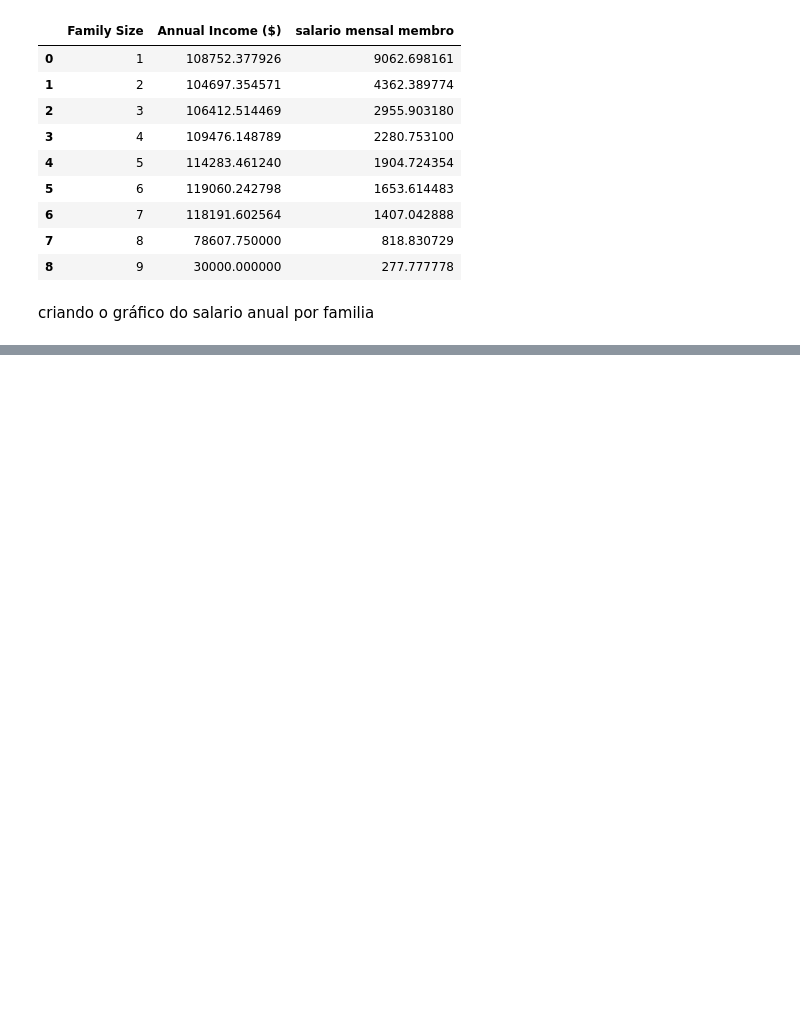
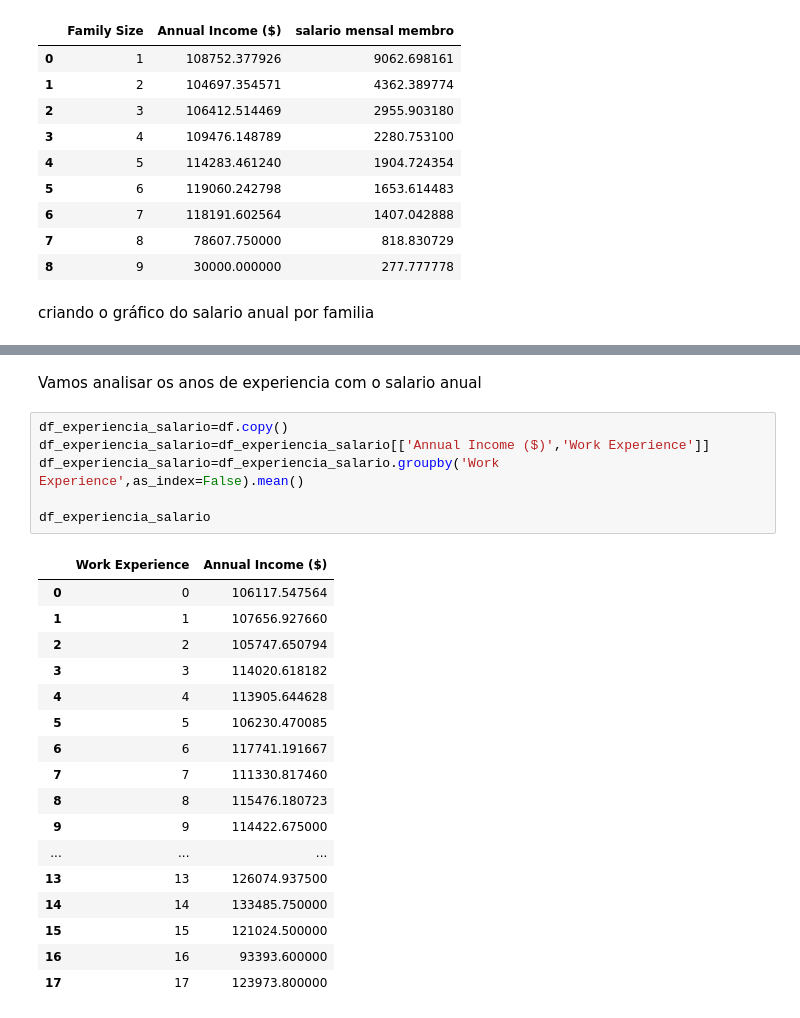
Before and after one commit to Jgabriel1800/Clientes-mercado, a Jupyter notebook: Clientes_mercado.ipynb, the cells around one changed output, grey strips where cells are left out. Drawn from its saved outputs; the diff is of its cells as text; blank space fills up the shorter version.

```diff
--- a/Clientes_mercado.ipynb
+++ b/Clientes_mercado.ipynb
@@ -711,3 +715,29 @@ The palette list has more values (10) than needed (9), which may not be intended
 
 No artists with labels found to put in legend.  Note that artists whose label start with an underscore are ignored when legend() is called with no argument.
 [figure]
+# %% [markdown]
+Vamos analisar os anos de experiencia com o salario anual
+# %%
+df_experiencia_salario=df.copy()
+df_experiencia_salario=df_experiencia_salario[['Annual Income ($)','Work Experience']]
+df_experiencia_salario=df_experiencia_salario.groupby('Work Experience',as_index=False).mean()
+
+df_experiencia_salario
+# %% [output]
+|  | Work Experience | Annual Income ($) |
+| 0 | 0 | 106117.547564 |
+| 1 | 1 | 107656.927660 |
+| 2 | 2 | 105747.650794 |
+| 3 | 3 | 114020.618182 |
+| 4 | 4 | 113905.644628 |
+| 5 | 5 | 106230.470085 |
+| 6 | 6 | 117741.191667 |
+| 7 | 7 | 111330.817460 |
+| 8 | 8 | 115476.180723 |
+| 9 | 9 | 114422.675000 |
+| ... | ... | ... |
+| 13 | 13 | 126074.937500 |
+| 14 | 14 | 133485.750000 |
+| 15 | 15 | 121024.500000 |
+| 16 | 16 | 93393.600000 |
+| 17 | 17 | 123973.800000 |
```
Also changed, not shown: parts of 13 cells of this notebook.
